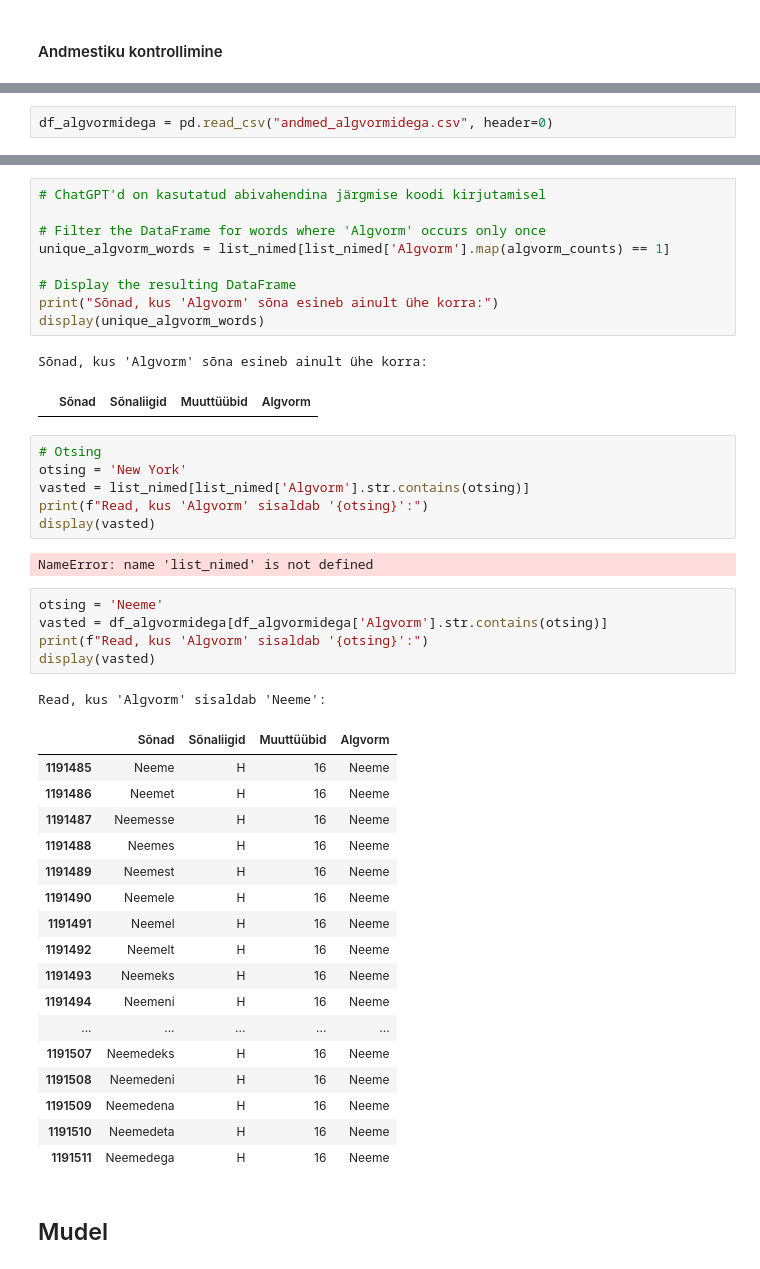
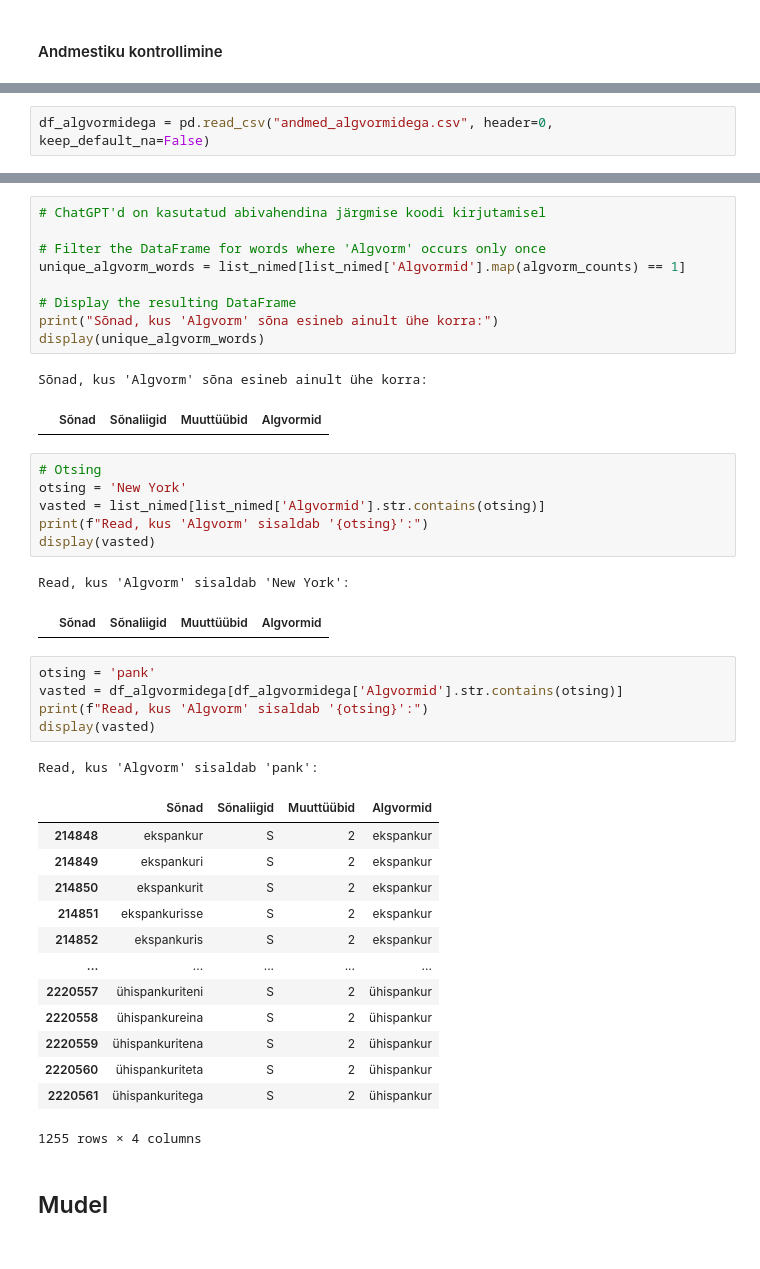
Before and after one commit to SanderSaska/MorfoloogiliseMuuttyybiAutomaatneTuvastaja, a Jupyter notebook: Morfoloogilise_muuttüübi_automaatne_tuvastamine.ipynb, the cells around one changed output, grey strips where cells are left out. Drawn from its saved outputs; the diff is of its cells as text.

```diff
--- a/Morfoloogilise_muuttüübi_automaatne_tuvastamine.ipynb
+++ b/Morfoloogilise_muuttüübi_automaatne_tuvastamine.ipynb
@@ -1594,5 +1885,5 @@ df_puhas.to_csv('andmed_algvormidega.csv', index=False)
 # %%
-df_algvormidega = pd.read_csv("andmed_algvormidega.csv", header=0)
+df_algvormidega = pd.read_csv("andmed_algvormidega.csv", header=0, keep_default_na=False)
 # %%
 list_nimed = df_algvormidega[df_algvormidega['Sõnaliigid'].str.contains('H')]
 display(list_nimed)
@@ -1631,46 +1922,43 @@ Name: Algvorm, Length: 3644, dtype: int64
 # ChatGPT'd on kasutatud abivahendina järgmise koodi kirjutamisel
 
 # Filter the DataFrame for words where 'Algvorm' occurs only once
-unique_algvorm_words = list_nimed[list_nimed['Algvorm'].map(algvorm_counts) == 1]
+unique_algvorm_words = list_nimed[list_nimed['Algvormid'].map(algvorm_counts) == 1]
 
 # Display the resulting DataFrame
 print("Sõnad, kus 'Algvorm' sõna esineb ainult ühe korra:")
 display(unique_algvorm_words)
 # %% [output]
 Sõnad, kus 'Algvorm' sõna esineb ainult ühe korra:
-|  | Sõnad | Sõnaliigid | Muuttüübid | Algvorm |
+|  | Sõnad | Sõnaliigid | Muuttüübid | Algvormid |
 # %%
 # Otsing
 otsing = 'New York'
-vasted = list_nimed[list_nimed['Algvorm'].str.contains(otsing)]
+vasted = list_nimed[list_nimed['Algvormid'].str.contains(otsing)]
 print(f"Read, kus 'Algvorm' sisaldab '{otsing}':")
 display(vasted)
 # %% [output]
-NameError: name 'list_nimed' is not defined
+Read, kus 'Algvorm' sisaldab 'New York':
+|  | Sõnad | Sõnaliigid | Muuttüübid | Algvormid |
 # %%
-otsing = 'Neeme'
-vasted = df_algvormidega[df_algvormidega['Algvorm'].str.contains(otsing)]
+otsing = 'pank'
+vasted = df_algvormidega[df_algvormidega['Algvormid'].str.contains(otsing)]
 print(f"Read, kus 'Algvorm' sisaldab '{otsing}':")
 display(vasted)
 # %% [output]
-Read, kus 'Algvorm' sisaldab 'Neeme':
+Read, kus 'Algvorm' sisaldab 'pank':
-|  | Sõnad | Sõnaliigid | Muuttüübid | Algvorm |
-| 1191485 | Neeme | H | 16 | Neeme |
-| 1191486 | Neemet | H | 16 | Neeme |
-| 1191487 | Neemesse | H | 16 | Neeme |
-| 1191488 | Neemes | H | 16 | Neeme |
-| 1191489 | Neemest | H | 16 | Neeme |
-| 1191490 | Neemele | H | 16 | Neeme |
-| 1191491 | Neemel | H | 16 | Neeme |
-| 1191492 | Neemelt | H | 16 | Neeme |
-| 1191493 | Neemeks | H | 16 | Neeme |
-| 1191494 | Neemeni | H | 16 | Neeme |
+|  | Sõnad | Sõnaliigid | Muuttüübid | Algvormid |
+| 214848 | ekspankur | S | 2 | ekspankur |
+| 214849 | ekspankuri | S | 2 | ekspankur |
+| 214850 | ekspankurit | S | 2 | ekspankur |
+| 214851 | ekspankurisse | S | 2 | ekspankur |
+| 214852 | ekspankuris | S | 2 | ekspankur |
 | ... | ... | ... | ... | ... |
-| 1191507 | Neemedeks | H | 16 | Neeme |
-| 1191508 | Neemedeni | H | 16 | Neeme |
-| 1191509 | Neemedena | H | 16 | Neeme |
-| 1191510 | Neemedeta | H | 16 | Neeme |
-| 1191511 | Neemedega | H | 16 | Neeme |
+| 2220557 | ühispankuriteni | S | 2 | ühispankur |
+| 2220558 | ühispankureina | S | 2 | ühispankur |
+| 2220559 | ühispankuritena | S | 2 | ühispankur |
+| 2220560 | ühispankuriteta | S | 2 | ühispankur |
+| 2220561 | ühispankuritega | S | 2 | ühispankur |
+1255 rows × 4 columns
 # %% [markdown]
 ## Mudel
 # %% [markdown]
```
Also changed, not shown: parts of 77 cells of this notebook.
